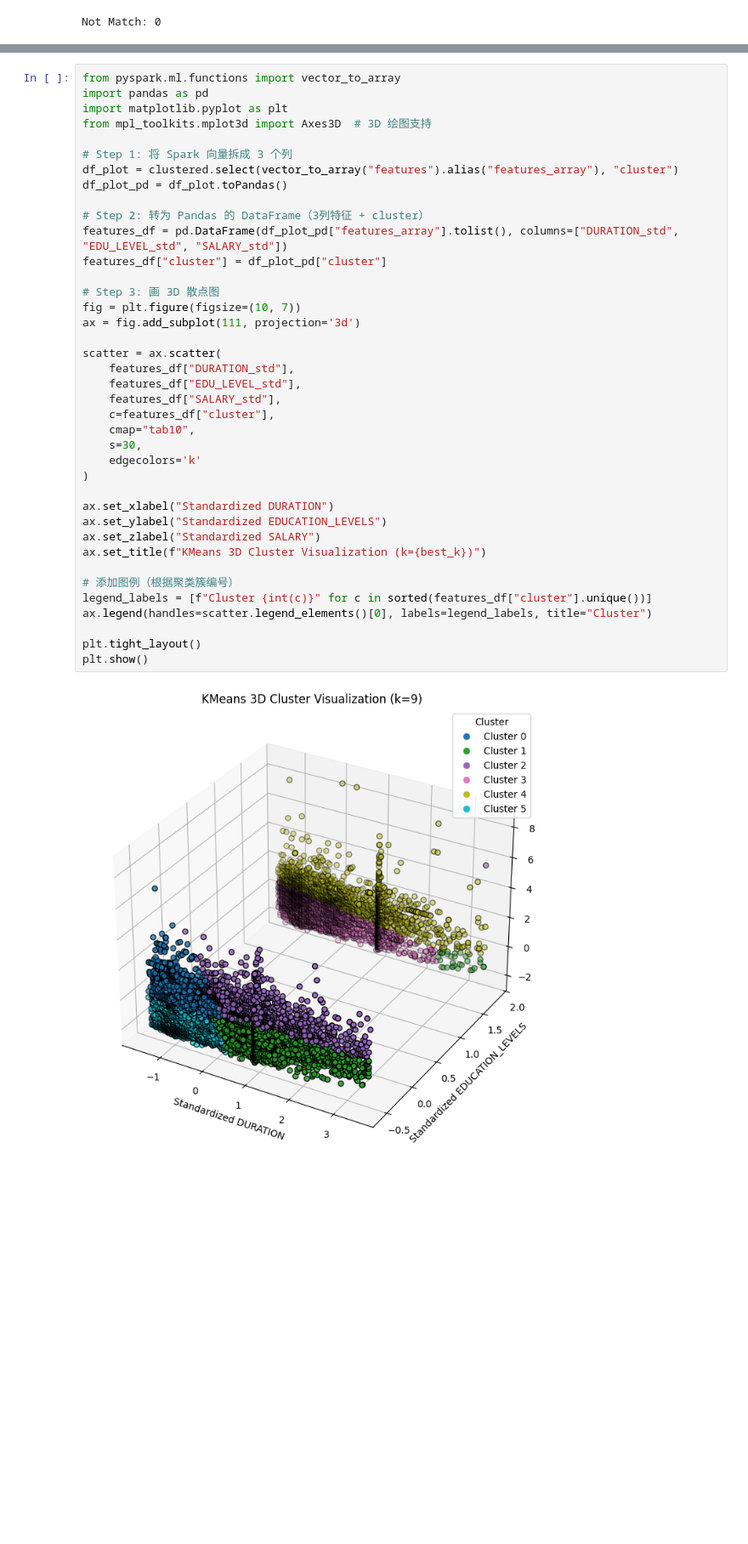
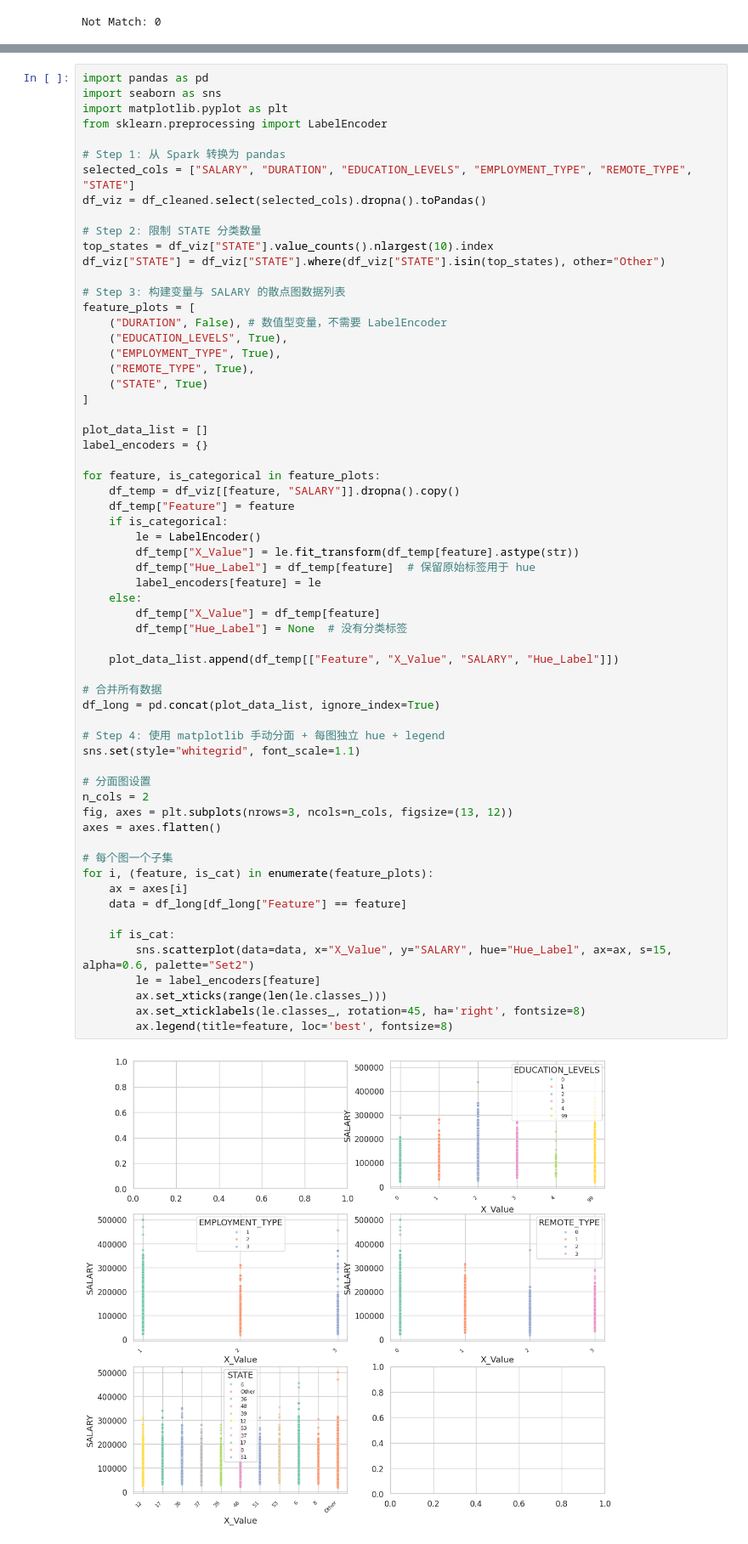
Before and after one commit to CYXNBNBNB/ad688-employability-sp25A1-group6, a Jupyter notebook: test.ipynb, the cells around one changed output, grey strips where cells are left out. Shown at 85% size. Drawn from its saved outputs; the diff is of its cells as text; blank space fills up the shorter version.

```diff
--- a/test.ipynb
+++ b/test.ipynb
@@ -212,44 +212,67 @@ IllegalArgumentException: EDUCATION_LEVELS_vec does not exist. Available: DURATI
 # %%
-from pyspark.ml.functions import vector_to_array
 import pandas as pd
+import seaborn as sns
 import matplotlib.pyplot as plt
-from mpl_toolkits.mplot3d import Axes3D  # 3D 绘图支持
+from sklearn.preprocessing import LabelEncoder
 
-# Step 1: 将 Spark 向量拆成 3 个列
-df_plot = clustered.select(vector_to_array("features").alias("features_array"), "cluster")
-df_plot_pd = df_plot.toPandas()
+# Step 1: 从 Spark 转换为 pandas
+selected_cols = ["SALARY", "DURATION", "EDUCATION_LEVELS", "EMPLOYMENT_TYPE", "REMOTE_TYPE", "STATE"]
+df_viz = df_cleaned.select(selected_cols).dropna().toPandas()
 
-# Step 2: 转为 Pandas 的 DataFrame（3列特征 + cluster）
-features_df = pd.DataFrame(df_plot_pd["features_array"].tolist(), columns=["DURATION_std", "EDU_LEVEL_std", "SALARY_std"])
-features_df["cluster"] = df_plot_pd["cluster"]
+# Step 2: 限制 STATE 分类数量
+top_states = df_viz["STATE"].value_counts().nlargest(10).index
+df_viz["STATE"] = df_viz["STATE"].where(df_viz["STATE"].isin(top_states), other="Other")
 
-# Step 3: 画 3D 散点图
-fig = plt.figure(figsize=(10, 7))
-ax = fig.add_subplot(111, projection='3d')
+# Step 3: 构建变量与 SALARY 的散点图数据列表
+feature_plots = [
+    ("DURATION", False), # 数值型变量，不需要 LabelEncoder
+    ("EDUCATION_LEVELS", True),
+    ("EMPLOYMENT_TYPE", True),
+    ("REMOTE_TYPE", True),
+    ("STATE", True)
+]
 
-scatter = ax.scatter(
-    features_df["DURATION_std"],
-    features_df["EDU_LEVEL_std"],
-    features_df["SALARY_std"],
-    c=features_df["cluster"],
-    cmap="tab10",
-    s=30,
-    edgecolors='k'
-)
+plot_data_list = []
+label_encoders = {}
 
-ax.set_xlabel("Standardized DURATION")
-ax.set_ylabel("Standardized EDUCATION_LEVELS")
-ax.set_zlabel("Standardized SALARY")
-ax.set_title(f"KMeans 3D Cluster Visualization (k={best_k})")
+for feature, is_categorical in feature_plots:
+    df_temp = df_viz[[feature, "SALARY"]].dropna().copy()
+    df_temp["Feature"] = feature
+    if is_categorical:
+        le = LabelEncoder()
+        df_temp["X_Value"] = le.fit_transform(df_temp[feature].astype(str))
+        df_temp["Hue_Label"] = df_temp[feature]  # 保留原始标签用于 hue
+        label_encoders[feature] = le
+    else:
+        df_temp["X_Value"] = df_temp[feature]
+        df_temp["Hue_Label"] = None  # 没有分类标签
 
-# 添加图例（根据聚类簇编号）
-legend_labels = [f"Cluster {int(c)}" for c in sorted(features_df["cluster"].unique())]
-ax.legend(handles=scatter.legend_elements()[0], labels=legend_labels, title="Cluster")
+    plot_data_list.append(df_temp[["Feature", "X_Value", "SALARY", "Hue_Label"]])
 
-plt.tight_layout()
-plt.show()
+# 合并所有数据
+df_long = pd.concat(plot_data_list, ignore_index=True)
+
+# Step 4: 使用 matplotlib 手动分面 + 每图独立 hue + legend
+sns.set(style="whitegrid", font_scale=1.1)
+
+# 分面图设置
+n_cols = 2
+fig, axes = plt.subplots(nrows=3, ncols=n_cols, figsize=(13, 12))
+axes = axes.flatten()
+
+# 每个图一个子集
+for i, (feature, is_cat) in enumerate(feature_plots):
+    ax = axes[i]
+    data = df_long[df_long["Feature"] == feature]
+
+    if is_cat:
+        sns.scatterplot(data=data, x="X_Value", y="SALARY", hue="Hue_Label", ax=ax, s=15, alpha=0.6, palette="Set2")
+        le = label_encoders[feature]
+        ax.set_xticks(range(len(le.classes_)))
+        ax.set_xticklabels(le.classes_, rotation=45, ha='right', fontsize=8)
+        ax.legend(title=feature, loc='best', fontsize=8)
 # %% [output]
-[figure, old version]
+[figure, new version]
 # %%
 # ===== 多元线性回归（标准化版本）=====
 from pyspark.ml.feature import VectorAssembler, StandardScaler
```
Also changed, not shown: parts of 2 cells of this notebook.
